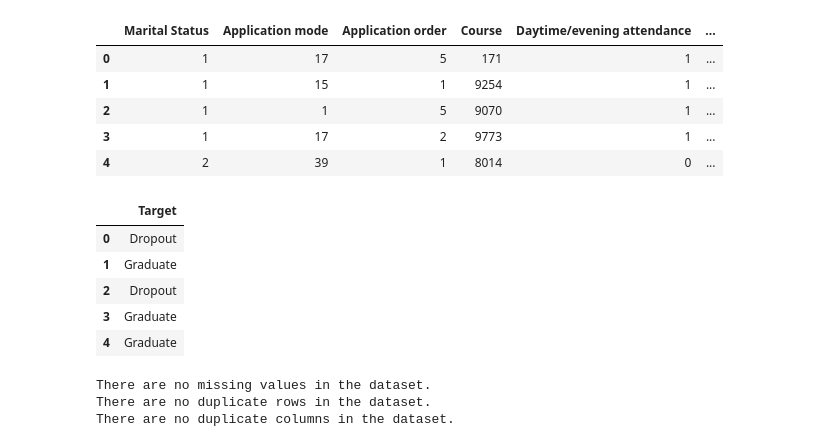
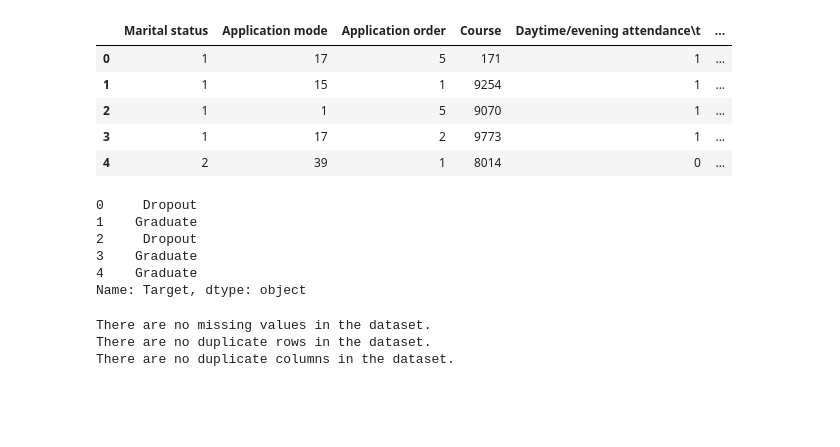
Before and after one commit to lebe1/MachineLearningCourse, a Jupyter notebook: explore.ipynb, the cells around one changed output. Saved outputs shown, nothing was run; the diff lists cells and outputs as text; code cells hidden in the pictures; blank space fills up the shorter version.

```diff
--- a/explore.ipynb
+++ b/explore.ipynb
@@ -16,19 +8,27 @@ y = predict_students_dropout_and_academic_success.data.targets
+# %%
+# Load the data into a pandas DataFrame
+students_data = pd.read_csv('students_data.csv', delimiter=';')
+# Extract the target variable 'Target' as y
+y_student = students_data['Target']
+
+# Extract all other columns as X (excluding 'Target')
+X_student = students_data.drop('Target', axis=1)
 # %%
-X.head()
+X_student.head()
 # %% [output]
-|  | Marital Status | Application mode | Application order | Course | Daytime/evening attendance | ... |
+|  | Marital status | Application mode | Application order | Course | Daytime/evening attendance\t | ... |
 | 0 | 1 | 17 | 5 | 171 | 1 | ... |
 | 1 | 1 | 15 | 1 | 9254 | 1 | ... |
 | 2 | 1 | 1 | 5 | 9070 | 1 | ... |
 | 3 | 1 | 17 | 2 | 9773 | 1 | ... |
 | 4 | 2 | 39 | 1 | 8014 | 0 | ... |
 # %%
-y.head()
+y_student.head()
 # %% [output]
-|  | Target |
-| 0 | Dropout |
-| 1 | Graduate |
-| 2 | Dropout |
-| 3 | Graduate |
-| 4 | Graduate |
+0     Dropout
+1    Graduate
+2     Dropout
+3    Graduate
+4    Graduate
+Name: Target, dtype: object
 # %%
```
Also changed, not shown: parts of 20 cells of this notebook, 2 other files.
